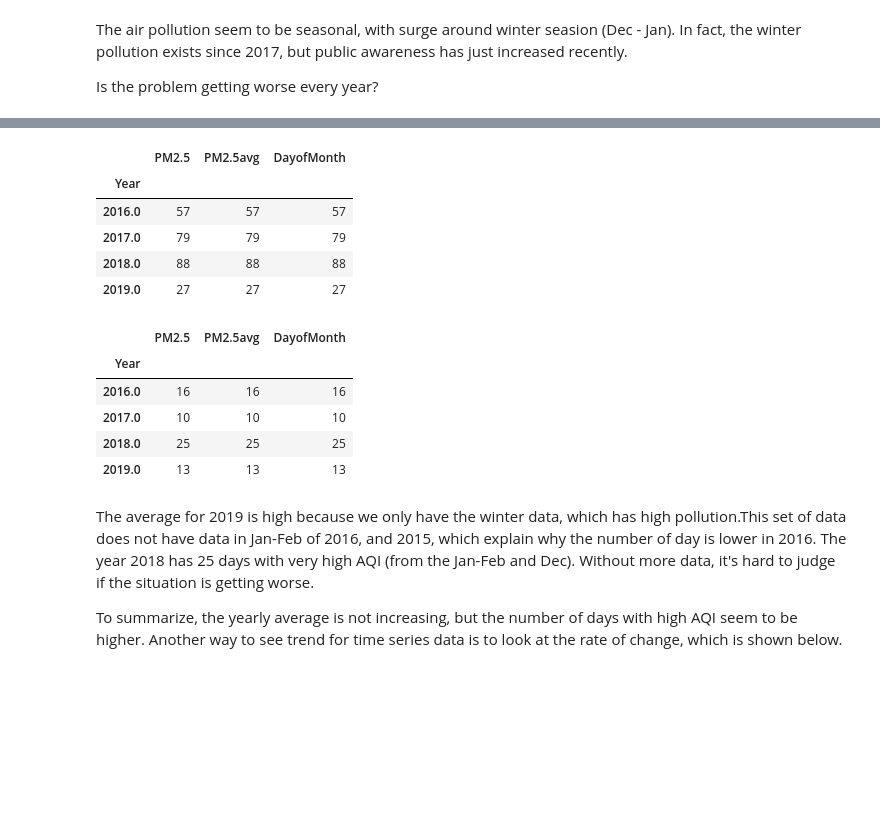
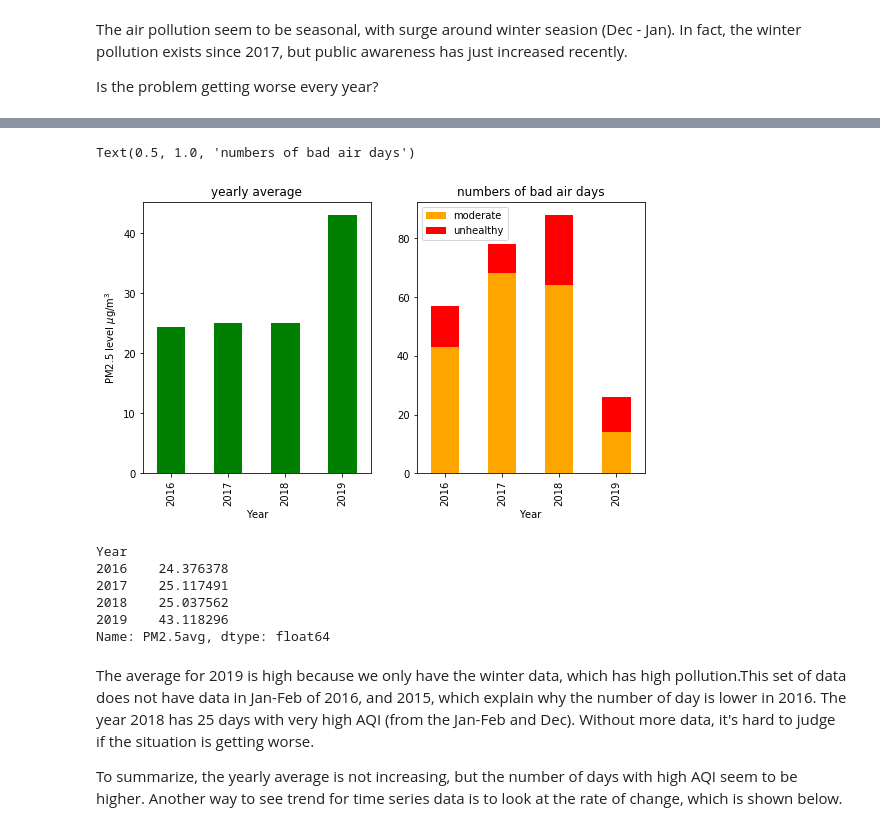
Before and after one commit to worasom/aqi_thailand, a Jupyter notebook: viz_AQI.ipynb, the cells around one changed output, grey strips where cells are left out. Saved outputs shown, nothing was run; the diff lists cells and outputs as text; code cells hidden in the pictures; blank space fills up the shorter version.

```diff
--- a/viz_AQI.ipynb
+++ b/viz_AQI.ipynb
@@ -315,23 +310,35 @@ Name: PM2.5avg, dtype: float64
 # %%
+num_days = pd.DataFrame()
+# number of day per year with particle lever higher than limit (AQI 150)
+num_days['unhealthy'] = pm25[pm25['PM2.5avg'] > 55.4].resample('d').mean().groupby('Year').count()['DayofMonth']
+
 # number of day per year with particle lever higher than limit (AQI 100)
-pm25[pm25['PM2.5avg'] > 35].resample('d').mean().groupby('Year').count()
+num_days['moderate'] = pm25[pm25['PM2.5avg'] > 35.4].resample('d').mean().groupby('Year').count()['DayofMonth'] - num_days['unhealthy']
+num_days.index = num_days.index.astype(int)
-# %% [output]
-|  | PM2.5 | PM2.5avg | DayofMonth |
-| Year |  |  |  |
-| 2016.0 | 57 | 57 | 57 |
-| 2017.0 | 79 | 79 | 79 |
-| 2018.0 | 88 | 88 | 88 |
-| 2019.0 | 27 | 27 | 27 |
-# %%
-# number of day per year with particle lever higher than limit (AQI 150)
-pm25[pm25['PM2.5avg'] > 55].resample('d').mean().groupby('Year').count()
-# %% [output]
-|  | PM2.5 | PM2.5avg | DayofMonth |
-| Year |  |  |  |
-| 2016.0 | 16 | 16 | 16 |
-| 2017.0 | 10 | 10 | 10 |
-| 2018.0 | 25 | 25 | 25 |
-| 2019.0 | 13 | 13 | 13 |
+# %%
+fig, ax = plt.subplots(1,2,figsize=(9,5))
+
+# find yearly PM2.5 average
+yearavg = pm25.groupby('Year').mean()['PM2.5avg']
+
+yearavg.plot(kind='bar', color ='green',ax=ax[0])
+ax[0].set_ylabel('PM2.5 level $\mu$g/m$^3$')
+ax[0].set_title('yearly average')
+
+num_days[['moderate','unhealthy']].plot(kind='bar', stacked=True, color = ['orange','red'], ax=ax[1])
+ax[1].set_title('numbers of bad air days')
+# %% [output]
+Text(0.5, 1.0, 'numbers of bad air days')
+[figure, added]
+# %%
+print(yearavg)
+# %% [output]
+Year
+2016    24.376378
+2017    25.117491
+2018    25.037562
+2019    43.118296
+Name: PM2.5avg, dtype: float64
 # %% [markdown]
 The average for 2019 is high because we only have the winter data, which has high pollution.This set of data does not have data in Jan-Feb of 2016, and 2015, which explain why the number of day is lower in 2016. The year 2018 has 25 days with very high AQI (from the Jan-Feb and Dec). Without more data, it's hard to judge if the situation is getting worse.
 
```
Also changed, not shown: parts of 107 cells of this notebook.
